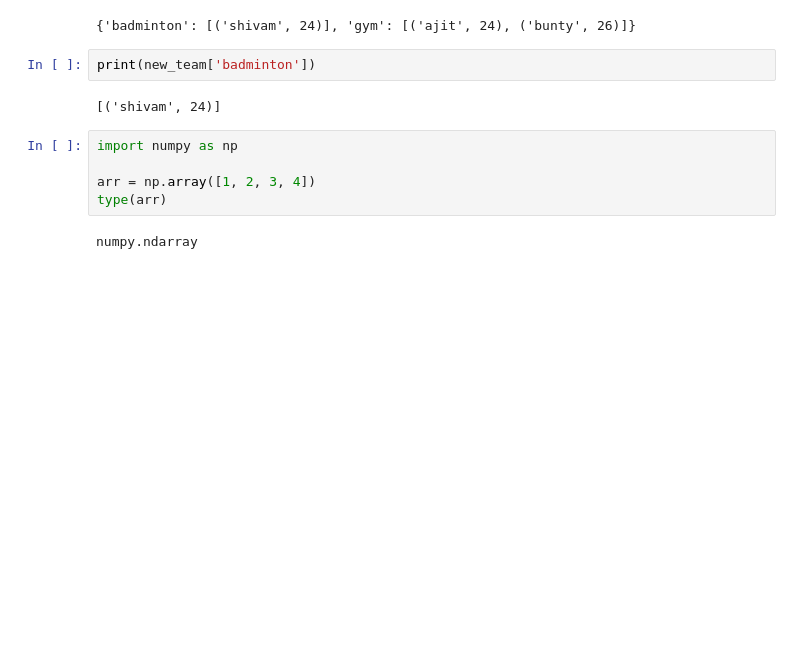
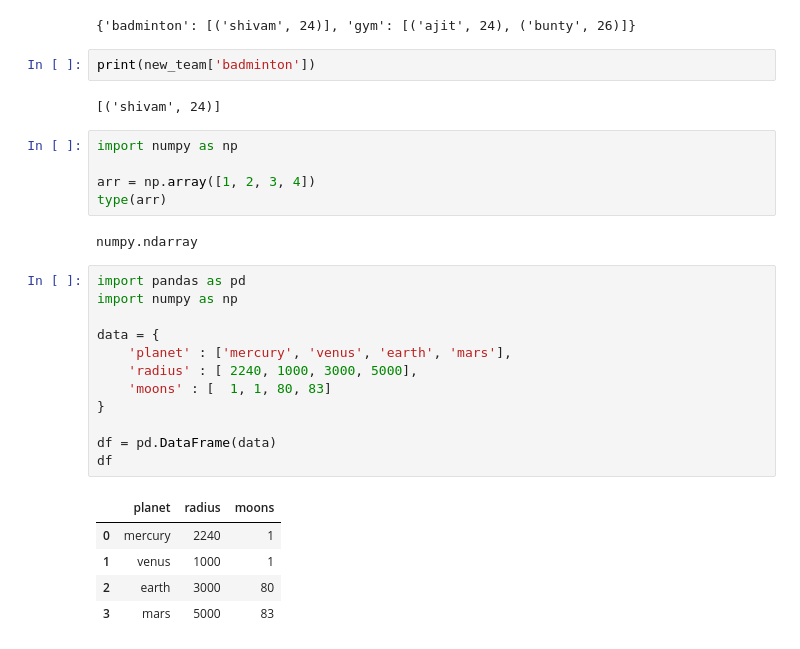
Before and after one commit to shivam361v/DSA, a Jupyter notebook: Python_Basics.ipynb, the cells around one changed output. Saved outputs shown, nothing was run; the diff lists cells and outputs as text; blank space fills up the shorter version.

```diff
--- a/Python_Basics.ipynb
+++ b/Python_Basics.ipynb
@@ -441,3 +381,21 @@ arr = np.array([1, 2, 3, 4])
 type(arr)
 # %% [output]
 numpy.ndarray
+# %%
+import pandas as pd
+import numpy as np
+
+data = {
+    'planet' : ['mercury', 'venus', 'earth', 'mars'],
+    'radius' : [ 2240, 1000, 3000, 5000],
+    'moons' : [  1, 1, 80, 83]
+}
+
+df = pd.DataFrame(data)
+df
+# %% [output]
+|  | planet | radius | moons |
+| 0 | mercury | 2240 | 1 |
+| 1 | venus | 1000 | 1 |
+| 2 | earth | 3000 | 80 |
+| 3 | mars | 5000 | 83 |
```
Also changed, not shown: parts of 34 cells of this notebook.
